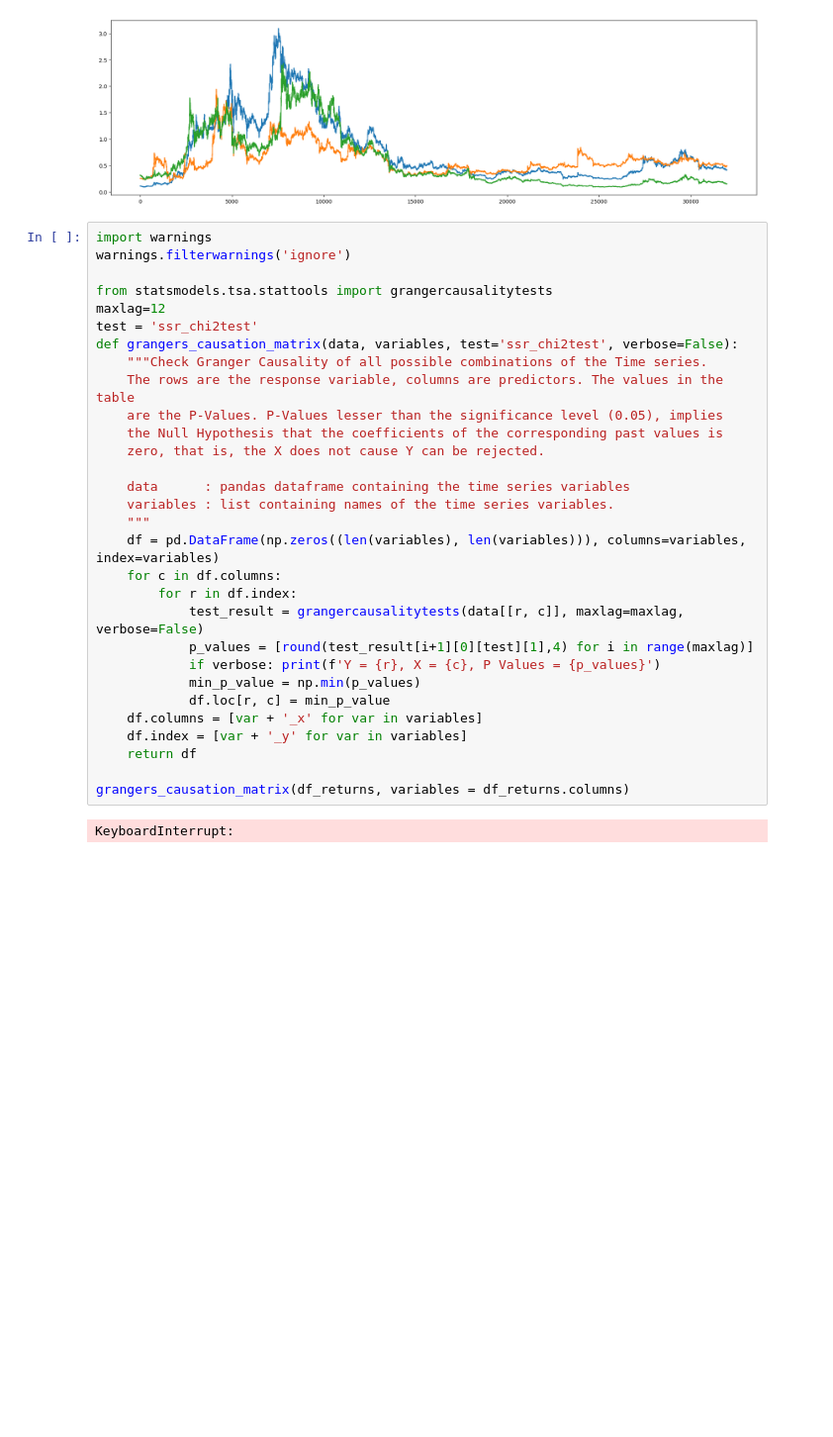
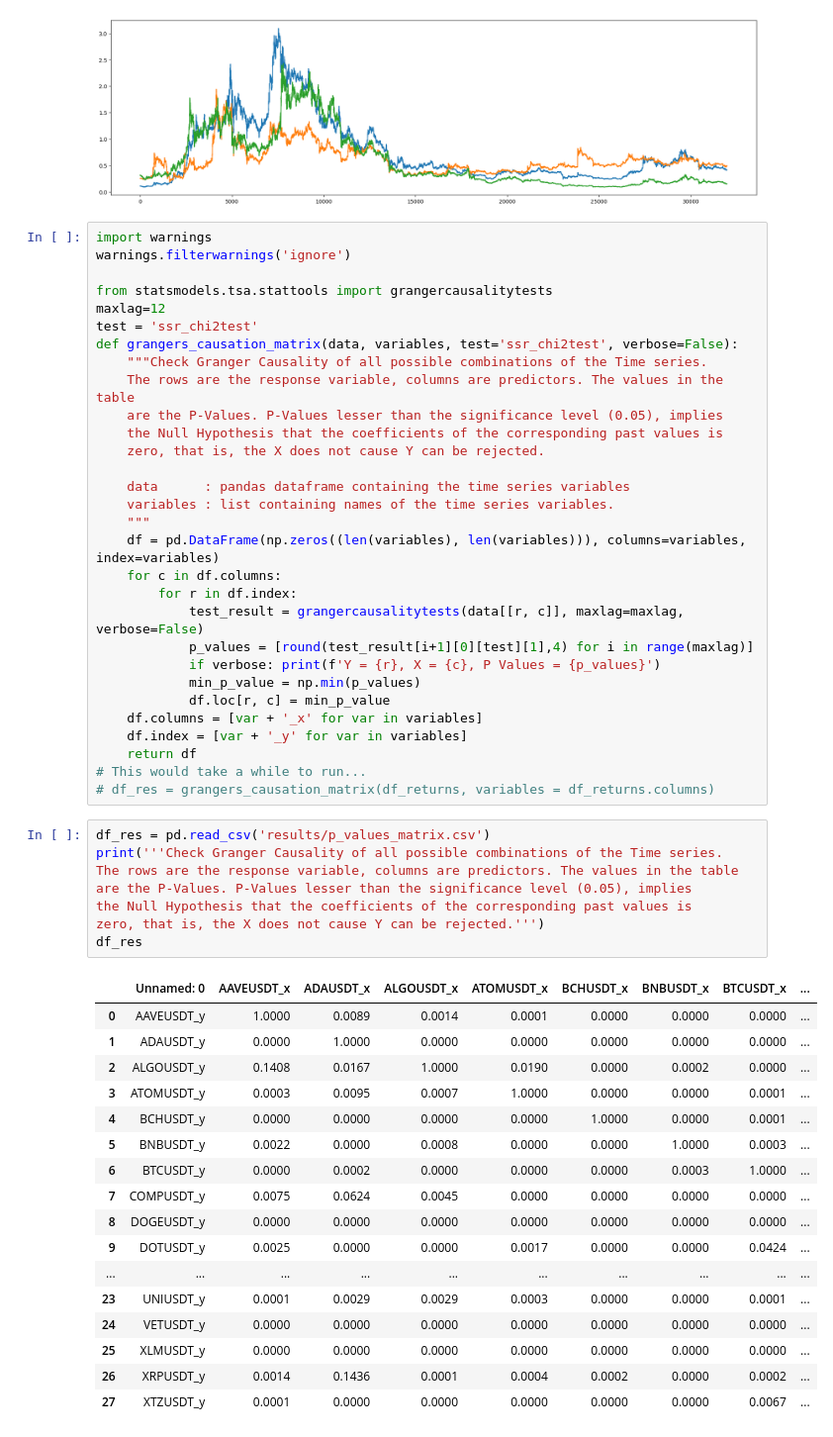
Before and after one commit to Emanuel-Goldman/data-report, a Jupyter notebook: data report.ipynb, the cells around one changed output. Shown: that part at 99% size. Cells and saved outputs as stored; diff of their text form; blank space fills up the shorter version.

Commit message:
affter adding the p-value matrix

```diff
--- a/data report.ipynb
+++ b/data report.ipynb
@@ -72,7 +73,31 @@ def grangers_causation_matrix(data, variables, test='ssr_chi2test', verbose=Fals
     df.columns = [var + '_x' for var in variables]
     df.index = [var + '_y' for var in variables]
     return df
-
-grangers_causation_matrix(df_returns, variables = df_returns.columns)
+# This would take a while to run...
+# df_res = grangers_causation_matrix(df_returns, variables = df_returns.columns)
-# %% [output]
-KeyboardInterrupt:
+# %%
+df_res = pd.read_csv('results/p_values_matrix.csv')
+print('''Check Granger Causality of all possible combinations of the Time series.
+The rows are the response variable, columns are predictors. The values in the table
+are the P-Values. P-Values lesser than the significance level (0.05), implies
+the Null Hypothesis that the coefficients of the corresponding past values is
+zero, that is, the X does not cause Y can be rejected.''')
+df_res
+# %% [output]
+|  | Unnamed: 0 | AAVEUSDT_x | ADAUSDT_x | ALGOUSDT_x | ATOMUSDT_x | BCHUSDT_x | BNBUSDT_x | BTCUSDT_x | ... |
+| 0 | AAVEUSDT_y | 1.0000 | 0.0089 | 0.0014 | 0.0001 | 0.0000 | 0.0000 | 0.0000 | ... |
+| 1 | ADAUSDT_y | 0.0000 | 1.0000 | 0.0000 | 0.0000 | 0.0000 | 0.0000 | 0.0000 | ... |
+| 2 | ALGOUSDT_y | 0.1408 | 0.0167 | 1.0000 | 0.0190 | 0.0000 | 0.0002 | 0.0000 | ... |
+| 3 | ATOMUSDT_y | 0.0003 | 0.0095 | 0.0007 | 1.0000 | 0.0000 | 0.0000 | 0.0001 | ... |
+| 4 | BCHUSDT_y | 0.0000 | 0.0000 | 0.0000 | 0.0000 | 1.0000 | 0.0000 | 0.0001 | ... |
+| 5 | BNBUSDT_y | 0.0022 | 0.0000 | 0.0008 | 0.0000 | 0.0000 | 1.0000 | 0.0003 | ... |
+| 6 | BTCUSDT_y | 0.0000 | 0.0002 | 0.0000 | 0.0000 | 0.0000 | 0.0003 | 1.0000 | ... |
+| 7 | COMPUSDT_y | 0.0075 | 0.0624 | 0.0045 | 0.0000 | 0.0000 | 0.0000 | 0.0000 | ... |
+| 8 | DOGEUSDT_y | 0.0000 | 0.0000 | 0.0000 | 0.0000 | 0.0000 | 0.0000 | 0.0000 | ... |
+| 9 | DOTUSDT_y | 0.0025 | 0.0000 | 0.0000 | 0.0017 | 0.0000 | 0.0000 | 0.0424 | ... |
+| ... | ... | ... | ... | ... | ... | ... | ... | ... | ... |
+| 23 | UNIUSDT_y | 0.0001 | 0.0029 | 0.0029 | 0.0003 | 0.0000 | 0.0000 | 0.0001 | ... |
+| 24 | VETUSDT_y | 0.0000 | 0.0000 | 0.0000 | 0.0000 | 0.0000 | 0.0000 | 0.0000 | ... |
+| 25 | XLMUSDT_y | 0.0000 | 0.0000 | 0.0000 | 0.0000 | 0.0000 | 0.0000 | 0.0000 | ... |
+| 26 | XRPUSDT_y | 0.0014 | 0.1436 | 0.0001 | 0.0004 | 0.0002 | 0.0000 | 0.0002 | ... |
+| 27 | XTZUSDT_y | 0.0001 | 0.0000 | 0.0000 | 0.0000 | 0.0000 | 0.0000 | 0.0067 | ... |
```
Also changed, not shown: parts of 2 cells of this notebook, 1 other file.
